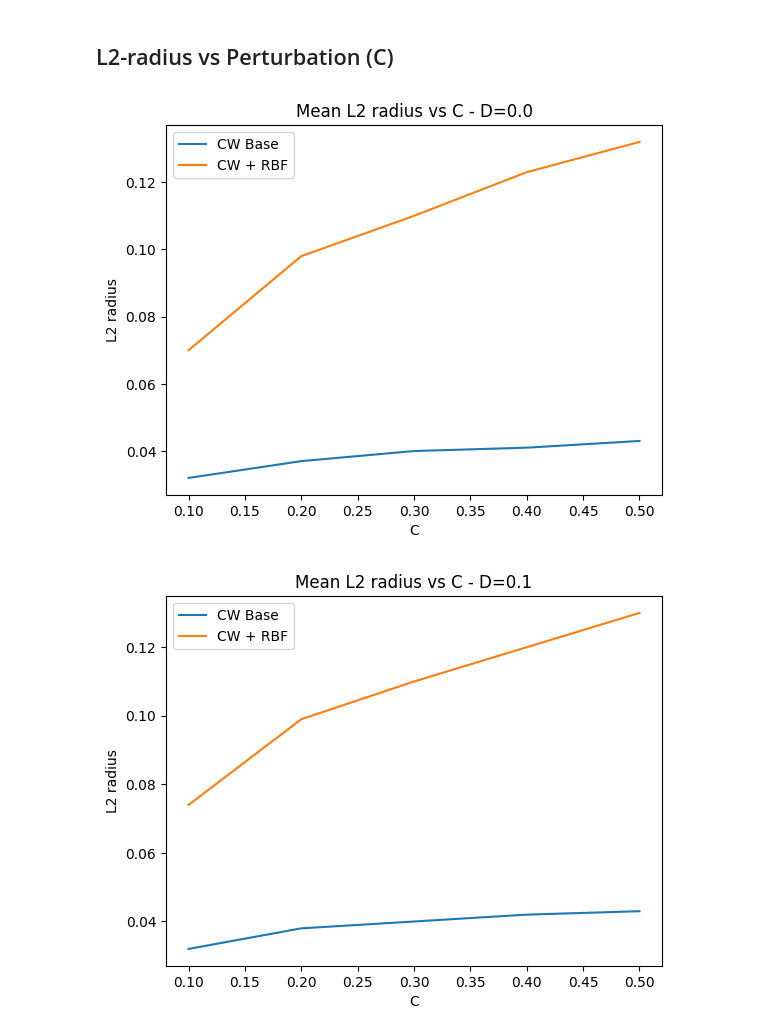
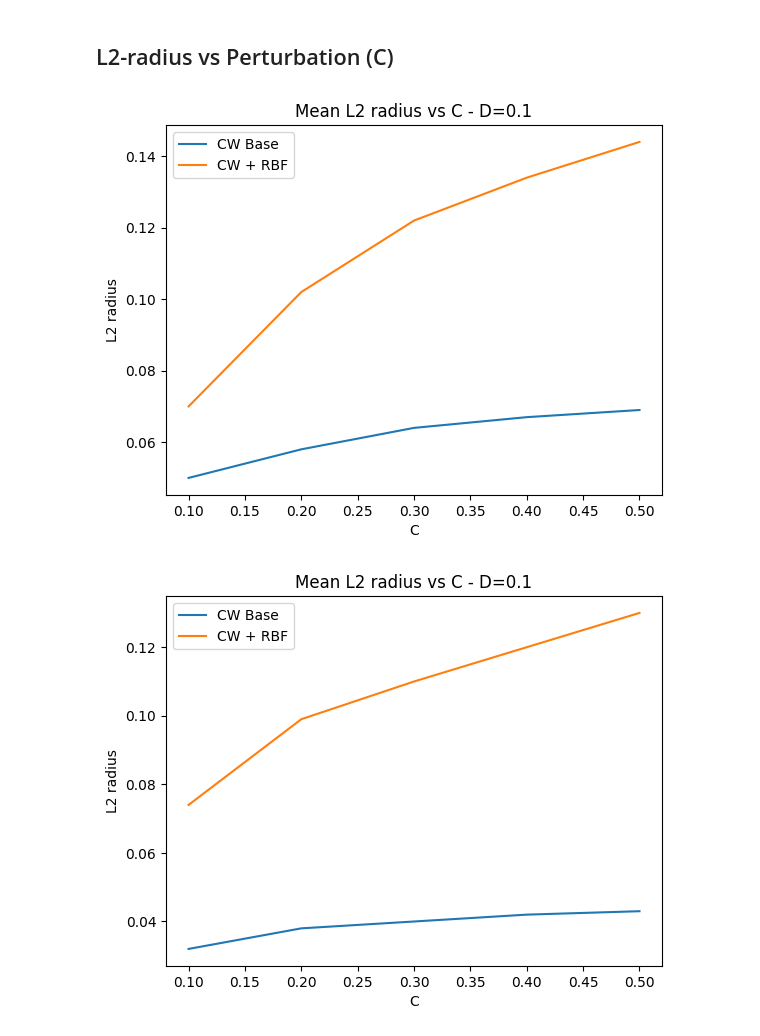
Before and after one commit to zainsarwar865/SparseDNNs, a Jupyter notebook: analysis.ipynb, the cells around one changed output. Cells and saved outputs as stored; diff of their text form; code cells hidden in the pictures.

```diff
--- a/analysis.ipynb
+++ b/analysis.ipynb
@@ -555,21 +658,21 @@ lineplot_acc_perturbation(c, acc,title, xlabel, ylabel, config, base_path)
 ## L2-radius vs Perturbation (C)
 # %%
 # Accuracy vs Perturbation C
-d=0.0
+d=0.1
 type='Quantized'
-base_l2 = [0.032,0.037,0.04,0.041,0.043]
-integrated_l2 =[0.07,0.098,0.11,0.123,0.132]
+base_l2 = [0.05,0.058,0.064,0.067,0.069]
+integrated_l2 =[0.07,0.102,0.122,0.134,0.144]
 
 c = [0.1, 0.2, 0.3, 0.4, 0.5]
 title=f"Mean L2 radius vs C - D={d}"
 xlabel = "C"
 ylabel = "L2 radius"
 base_path = "/bigstor/zsarwar/SparseDNNs/MT_CIFAR10_full_10_d5f3f545a0883adb9c8f98e2a6ba4ac7/MT_Baseline_32efd89f04333501e1d66bc4e1d4260f/Plots"
 config=f"l2radius_vs_pertur_d-{d}_type-{type}"
 
 lineplot_l2radius_perturbation(c,base_l2, integrated_l2, title, xlabel, ylabel, config, base_path)
 # %% [output]
-[figure, old version]
+[figure, new version]
 # %%
 # Accuracy vs Perturbation C
 d=0.1
```
Also changed, not shown: parts of 17 cells of this notebook, 7 other files.
